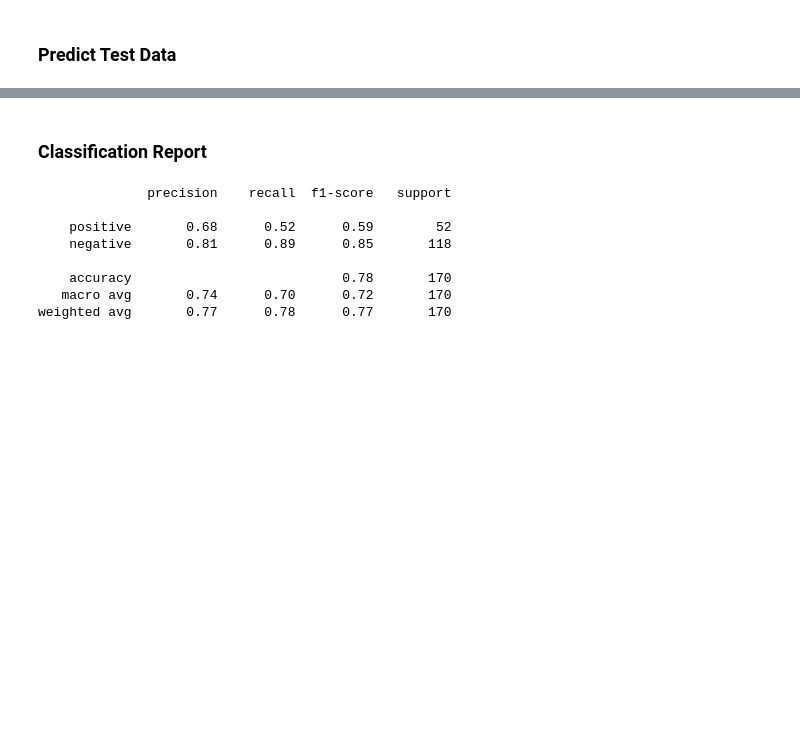
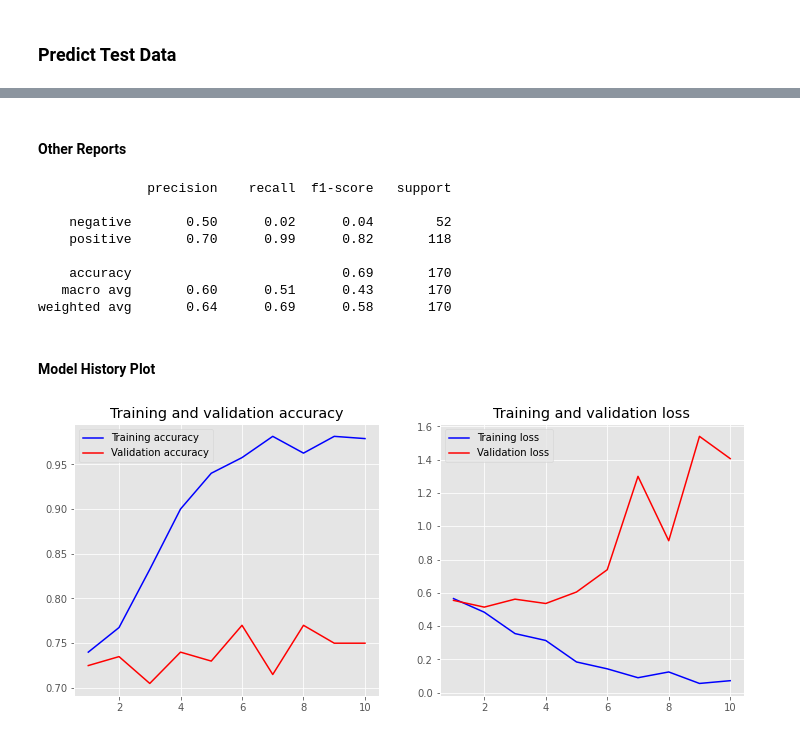
Before and after one commit to kargaranamir/persian-sentiment-analysis, a Jupyter notebook: BERT.ipynb, the cells around one changed output, grey strips where cells are left out. Drawn from its saved outputs; the diff is of its cells as text; code cells hidden in the pictures; blank space fills up the shorter version.

Commit message:
torture data file and final bert model

```diff
--- a/BERT.ipynb
+++ b/BERT.ipynb
@@ -390,10 +407,6 @@ def train(model,
 
         if step % print_every_step == 0:
             eval_y, eval_loss = evaluation(model, eval_data_loader, loss_fn)
-            eval_score = acc_and_f1(eval_y[0], eval_y[1], average='weighted')
-
-            print('Epoch: {}/{}...'.format(epoch, epochs))
-            print('Step: {}...'.format(step))
 
             print('Train Loss: {:.6f}...'.format(train_loss))
             print('Train Acc: {:.3f}...'.format(accuracy_score(train_y[0], train_y[1])))
@@ -403,11 +416,11 @@ def train(model,
 
 
             if eval_loss <= eval_min_loss:
-                print('Validation Loss Change is : ({:.5f} --> {:.5f}).'.format(eval_loss_min, eval_loss))
+                print('Validation Loss {:.5f} Changed to {:.5f}'.format(eval_min_loss, eval_loss))
                 eval_min_loss = eval_loss
 
                 print("Model Saved.")
-                torch.save(model.state_dict(), output_path)
+                torch.save(model.state_dict(), 'best-model.bin')
 
     # Stack True labels and Predictions
     train_y = stack_y(y_true, y_pred)
@@ -498,11 +511,6 @@ for epoch in tqdm(range(1, EPOCHS + 1), desc="epochs..."):
         data_loader=valid_data_loader,
         loss_fn=nn.CrossEntropyLoss())
 
-    eval_accuracy = accuracy_score(eval_y[0], eval_y[1])
-    if eval_accuracy > max_eval_accuracy:
-        max_eval_accuracy = eval_accuracy
-        best_model = pt_model
-
     history['eval_accuracy'].append(accuracy_score(eval_y[0], eval_y[1]))
     history['eval_f1'].append(f1_score(eval_y[0], eval_y[1], average='weighted'))
     history['eval_loss'].append(eval_loss)
@@ -561,15 +629,47 @@ F1: 0.7673005527596732
-# %% [markdown]
-### Classification Report
+# %% [markdown]
+#### Other Reports
 # %%
 from sklearn.metrics import classification_report
 
-print(classification_report(test_y, predictions, target_names=['positive','negative']))
+print(classification_report(test_y, predictions, target_names=['negative','positive']))
 # %% [output]
               precision    recall  f1-score   support
 
-    positive       0.68      0.52      0.59        52
-    negative       0.81      0.89      0.85       118
+    negative       0.50      0.02      0.04        52
+    positive       0.70      0.99      0.82       118
 
-    accuracy                           0.78       170
-   macro avg       0.74      0.70      0.72       170
-weighted avg       0.77      0.78      0.77       170
+    accuracy                           0.69       170
+   macro avg       0.60      0.51      0.43       170
+weighted avg       0.64      0.69      0.58       170
+# %% [markdown]
+#### Model History Plot
+# %%
+import matplotlib.pyplot as plt
+plt.style.use('ggplot')
+
+def plot_history(history):
+    # Plot X range
+    plot_range = range(1, len(history['train_accuracy']) + 1)
+
+    # Plot Accuracy
+    train_accuracy = history['train_accuracy']
+    eval_accuracy = history['eval_accuracy']
+    plt.figure(figsize=(12, 5))
+    plt.subplot(1, 2, 1)
+    plt.plot(plot_range, train_accuracy, 'b', label='Training accuracy')
+    plt.plot(plot_range, eval_accuracy, 'r', label='Validation accuracy')
+    plt.title('Training and validation accuracy')
+    plt.legend()
+
+    # Plot Loss
+    train_loss = history['train_loss']
+    eval_loss = history['eval_loss']
+    plt.subplot(1, 2, 2)
+    plt.plot(plot_range, train_loss, 'b', label='Training loss')
+    plt.plot(plot_range, eval_loss, 'r', label='Validation loss')
+    plt.title('Training and validation loss')
+    plt.legend()
+# %%
+plot_history(history)
+# %% [output]
+[figure, added]
```
Also changed, not shown: parts of 30 cells of this notebook, 1 other file.
